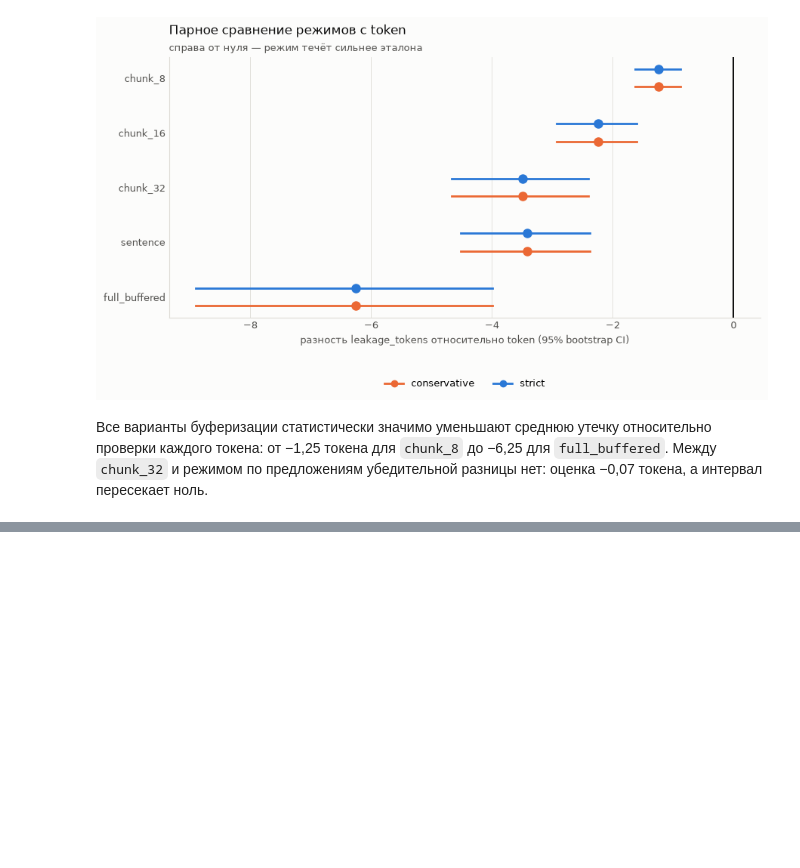
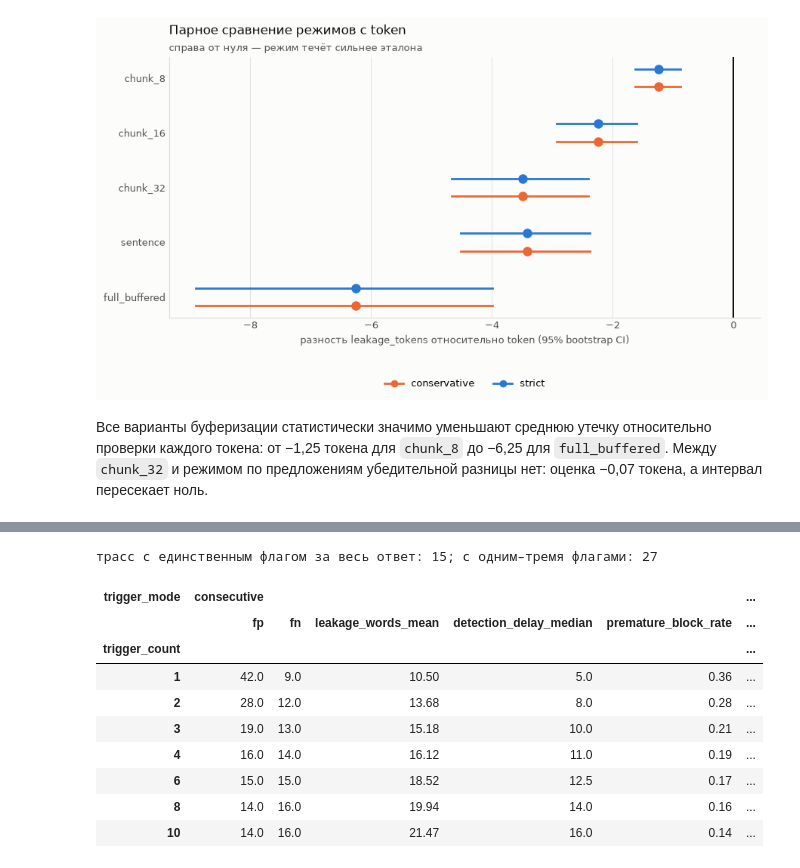
Before and after one commit to ZinewVova/Streaming-Guardrails, a Jupyter notebook: notebooks/02_streaming_benchmark.ipynb, the cells around one changed output, grey strips where cells are left out. Cells and saved outputs as stored; diff of their text form; code cells hidden in the pictures; blank space fills up the shorter version.

```diff
--- a/notebooks/02_streaming_benchmark.ipynb
+++ b/notebooks/02_streaming_benchmark.ipynb
@@ -223,0 +230,52 @@ figure = plots.plot_paired_differences(paired, reference_mode="token")
+# %%
+from streamguard_bench.experiments import sweep_decision_rules
+
+RULE_COUNTS = (1, 2, 3, 4, 6, 8, 10)
+flagged = (
+    run.token_decisions["risk_label"]
+    .isin(["unsafe", "controversial"])
+    .groupby(run.token_decisions["trace_id"])
+    .sum()
+)
+print(
+    f"трасс с единственным флагом за весь ответ: {(flagged == 1).sum()}; "
+    f"с одним–тремя флагами: {flagged.between(1, 3).sum()}"
+)
+
+
+def sweep(rules):
+    return sweep_decision_rules(
+        dataset=dataset,
+        output_dir=project_root / experiment["output_dir"],
+        profile=PROFILE,
+        policy="strict",
+        rules=rules,
+    )
+
+
+label_grid = sweep(
+    [
+        {"trigger_count": count, "trigger_mode": mode}
+        for mode in ("cumulative", "consecutive")
+        for count in RULE_COUNTS
+    ]
+)
+rule_columns = ["fp", "fn", "leakage_words_mean", "detection_delay_median", "premature_block_rate"]
+display(
+    label_grid.pivot(index="trigger_count", columns="trigger_mode", values=rule_columns)
+    .swaplevel(axis=1)
+    .sort_index(axis=1, level=0, sort_remaining=False)
+    .round(2)
+)
+# %% [output]
+трасс с единственным флагом за весь ответ: 15; с одним–тремя флагами: 27
+| trigger_mode | consecutive |  |  |  |  | ... |
+|  | fp | fn | leakage_words_mean | detection_delay_median | premature_block_rate | ... |
+| trigger_count |  |  |  |  |  | ... |
+| 1 | 42.0 | 9.0 | 10.50 | 5.0 | 0.36 | ... |
+| 2 | 28.0 | 12.0 | 13.68 | 8.0 | 0.28 | ... |
+| 3 | 19.0 | 13.0 | 15.18 | 10.0 | 0.21 | ... |
+| 4 | 16.0 | 14.0 | 16.12 | 11.0 | 0.19 | ... |
+| 6 | 15.0 | 15.0 | 18.52 | 12.5 | 0.17 | ... |
+| 8 | 14.0 | 16.0 | 19.94 | 14.0 | 0.16 | ... |
+| 10 | 14.0 | 16.0 | 21.47 | 16.0 | 0.14 | ... |
```
Also changed, not shown: parts of 7 cells of this notebook, 6 other files.
